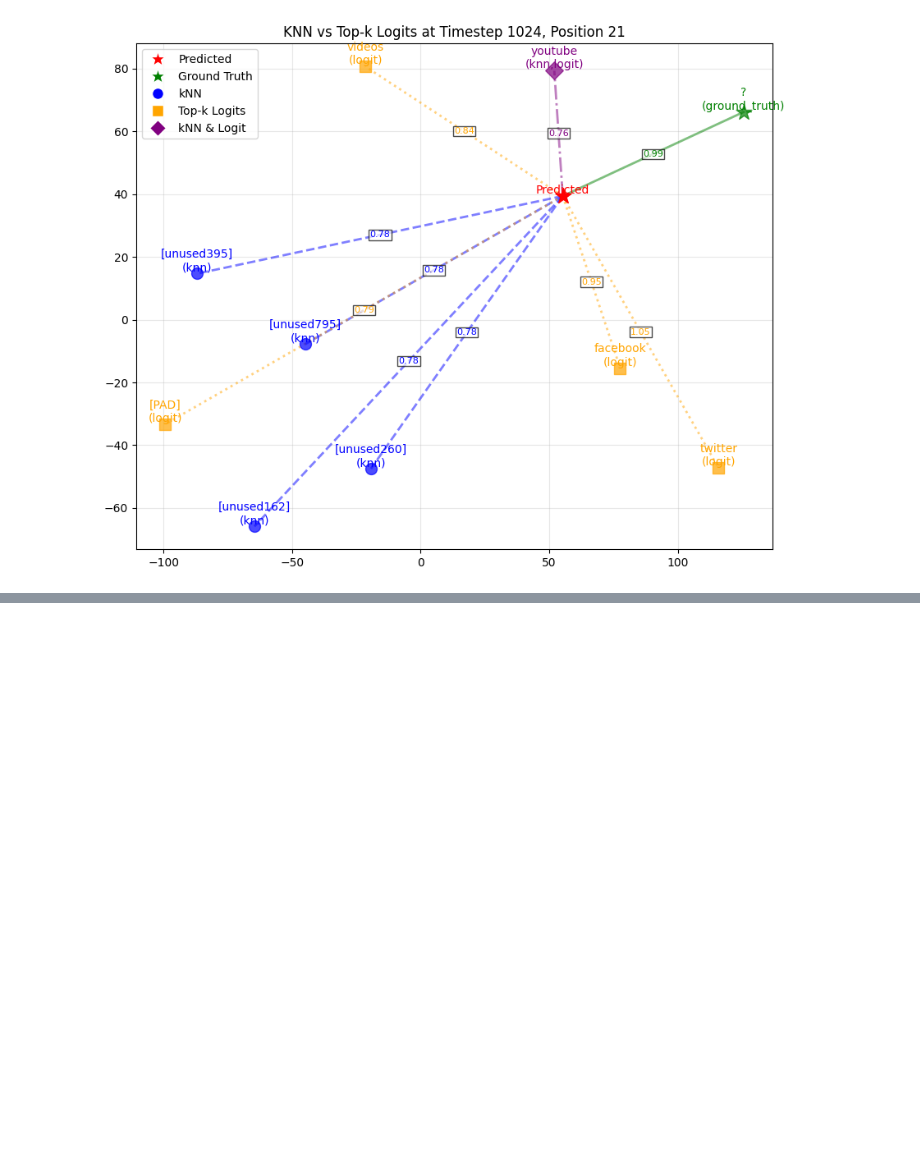
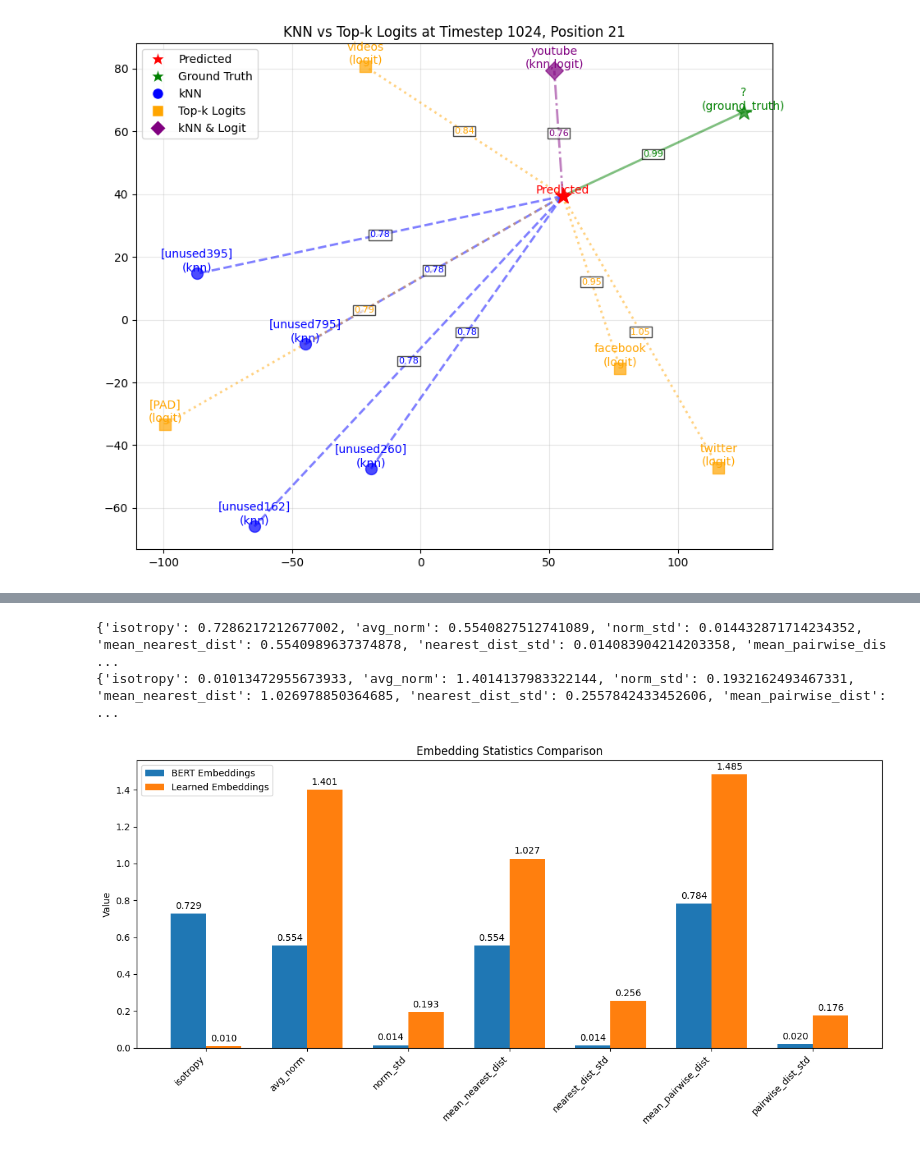
Before and after one commit to jwarczynski/ShortcutFM, a Jupyter notebook: notebooks/token_analysis_example.ipynb, the cells around one changed output, grey strips where cells are left out. Saved outputs shown, nothing was run; the diff lists cells and outputs as text; code cells hidden in the pictures; blank space fills up the shorter version.

```diff
--- a/notebooks/token_analysis_example.ipynb
+++ b/notebooks/token_analysis_example.ipynb
@@ -633,0 +680,51 @@ for pos in range(1, 10):
+# %%
+from shortcutfm.analysis.embedding_analysis import calculate_embedding_statistics
+
+
+bert_embedding_statistics = calculate_embedding_statistics(bert_embeddings_weights.detach().cpu())
+learned_embedding_statistics = calculate_embedding_statistics(model.criterion.model.module.word_embedding.weight.detach().cpu())
+
+print(bert_embedding_statistics)
+print(learned_embedding_statistics)
+# %% [output]
+{'isotropy': 0.7286217212677002, 'avg_norm': 0.5540827512741089, 'norm_std': 0.014432871714234352, 'mean_nearest_dist': 0.5540989637374878, 'nearest_dist_std': 0.014083904214203358, 'mean_pairwise_dis ...
+{'isotropy': 0.01013472955673933, 'avg_norm': 1.4014137983322144, 'norm_std': 0.1932162493467331, 'mean_nearest_dist': 1.026978850364685, 'nearest_dist_std': 0.2557842433452606, 'mean_pairwise_dist':  ...
+# %%
+import matplotlib.pyplot as plt
+import numpy as np
+
+# Create a bar plot comparing the statistics
+metrics = list(bert_embedding_statistics.keys())
+bert_values = [bert_embedding_statistics[m] for m in metrics]
+learned_values = [learned_embedding_statistics[m] for m in metrics]
+
+x = np.arange(len(metrics))
+width = 0.35
+
+fig, ax = plt.subplots(figsize=(12, 6))
+rects1 = ax.bar(x - width/2, bert_values, width, label='BERT Embeddings')
+rects2 = ax.bar(x + width/2, learned_values, width, label='Learned Embeddings')
+
+ax.set_ylabel('Value')
+ax.set_title('Embedding Statistics Comparison')
+ax.set_xticks(x)
+ax.set_xticklabels(metrics, rotation=45, ha='right')
+ax.legend()
+
+# Add value labels on top of bars
+def autolabel(rects):
+    for rect in rects:
+        height = rect.get_height()
+        ax.annotate(f'{height:.3f}',
+                    xy=(rect.get_x() + rect.get_width() / 2, height),
+                    xytext=(0, 3),  # 3 points vertical offset
+                    textcoords="offset points",
+                    ha='center', va='bottom')
+
+autolabel(rects1)
+autolabel(rects2)
+
+plt.tight_layout()
+plt.show()
+# %% [output]
+[figure, added]
```
Also changed, not shown: parts of 6 cells of this notebook, 2 other files.
